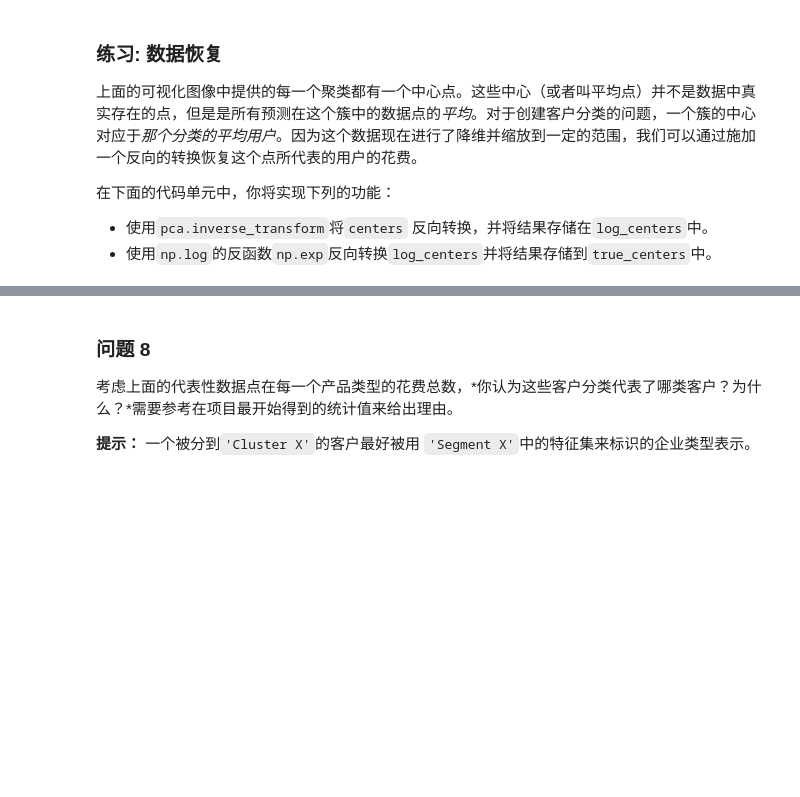
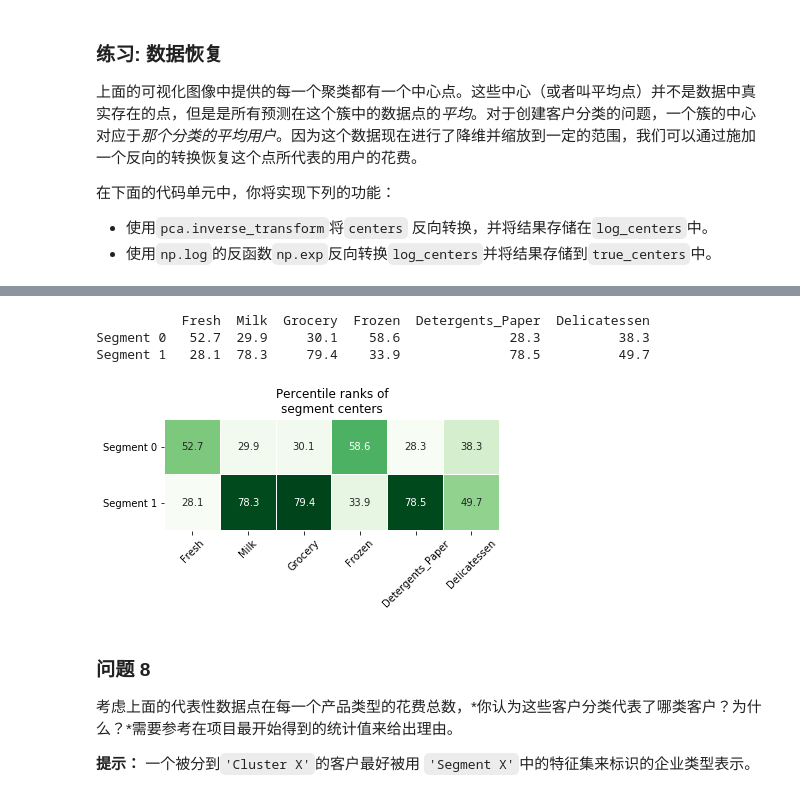
Before and after one commit to fountainhead-gq/creating_customer_segments, a Jupyter notebook: customer_segments.ipynb, the cells around one changed output, grey strips where cells are left out. Cells and saved outputs as stored; diff of their text form; code cells hidden in the pictures; blank space fills up the shorter version.

Commit message:
modify customer segments

```diff
--- a/customer_segments.ipynb
+++ b/customer_segments.ipynb
@@ -623,3 +757,24 @@ display(true_centers)
+# %%
+import seaborn as sns
+import matplotlib.pyplot as plt
+
+# add the true centers as rows to our original data
+newdata = data.append(true_centers)
+
+# show the percentiles of the centers
+ctr_pcts = 100. * newdata.rank(axis=0, pct=True).loc[['Segment 0', 'Segment 1']].round(decimals=3)
+print ctr_pcts
+
+# visualize percentiles with heatmap
+sns.heatmap(ctr_pcts, annot=True, cmap='Greens', fmt='.1f', linewidth=.1, square=True, cbar=False)
+plt.xticks(rotation=45, ha='center')
+plt.yticks(rotation=0)
+plt.title('Percentile ranks of \n segment centers');
+# %% [output]
+           Fresh  Milk  Grocery  Frozen  Detergents_Paper  Delicatessen
+Segment 0   52.7  29.9     30.1    58.6              28.3          38.3
+Segment 1   28.1  78.3     79.4    33.9              78.5          49.7
+[figure, added]
 # %% [markdown]
 ### 问题 8
 考虑上面的代表性数据点在每一个产品类型的花费总数，*你认为这些客户分类代表了哪类客户？为什么？*需要参考在项目最开始得到的统计值来给出理由。
```
Also changed, not shown: parts of 23 cells of this notebook, 1 other file.
